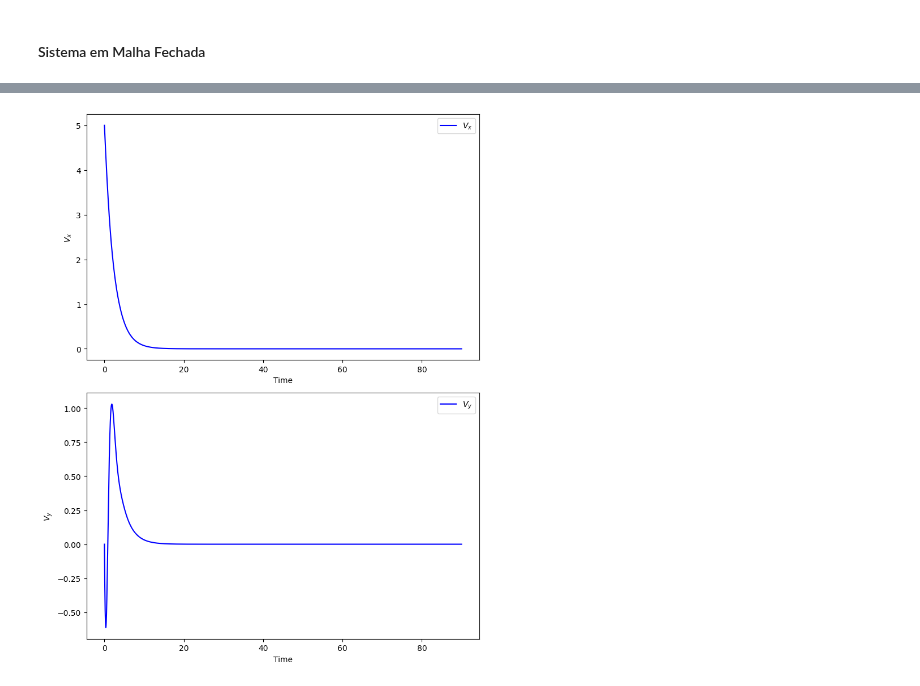
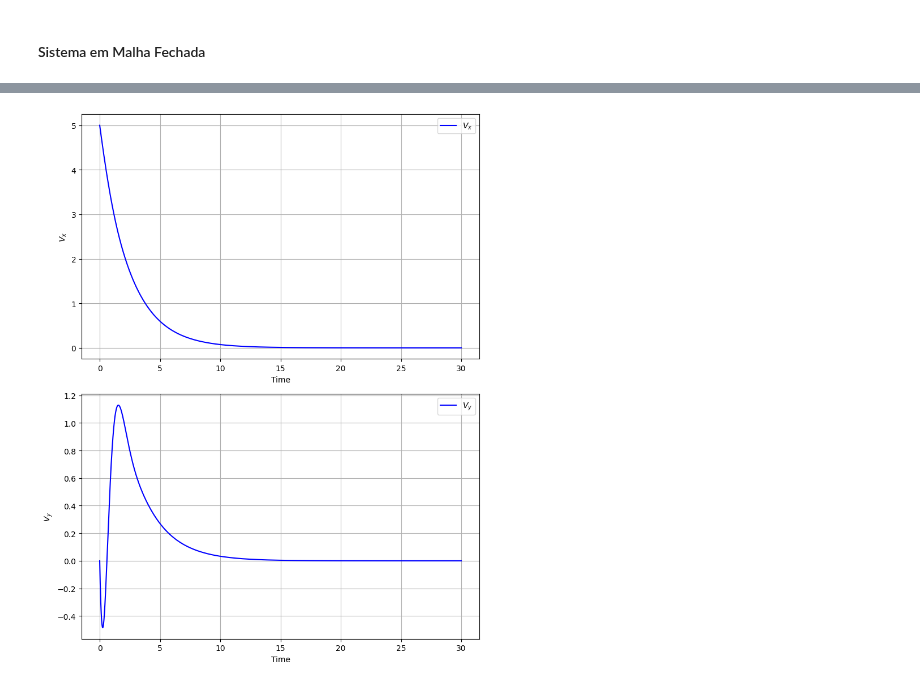
Before and after one commit to lucascarvalho10/pme3481, a Jupyter notebook: T1/lqr.ipynb, the cells around one changed output, grey strips where cells are left out. Saved outputs shown, nothing was run; the diff lists cells and outputs as text; code cells hidden in the pictures.

```diff
--- a/T1/lqr.ipynb
+++ b/T1/lqr.ipynb
@@ -142,9 +154,9 @@ Definição das matrizes de custo - associadas à função de perda do LQR.
 # %%
 # Define Q, R matrices (cost matrices)
 # Define state cost matrix Q
-Q = np.diag([1, 10, 1,1])
+Q = np.diag([1, 10, 1, 1])
 
-R = np.diag([0.1,150, 1])
+R = np.diag([0.1, 50])
 # Moderate penalty for control inputs
 # %%
 # Compute LQR controller
@@ -180,29 +194,32 @@ $$
 # %%
 u = [0, 0]
 X0  = [0.1, 5, 0, 0]
-tempo = np.linspace(0, 90, 400000)
+tempo = np.linspace(0, 30, 400000)
 
 t, amp,yr = ctrl.forced_response(syscl, tempo, 0 ,X0,return_x = 'True')
 # %%
 # Criando os subplots
 fig, axes = plt.subplots(2, 1, figsize=(8, 10))
+plt.grid(True)
 
 # Plot Vx
 axes[0].plot(t, yr[1], color='blue')
 axes[0].set_ylabel(r'$V_x$')
 axes[0].set_xlabel('Time')
 axes[0].legend([r'$V_x$'], loc='upper right')
+axes[0].grid(True)
 
 # Plot Vy
 axes[1].plot(t, yr[2], color='blue')
 axes[1].set_ylabel(r'$V_y$')
 axes[1].set_xlabel('Time')
 axes[1].legend([r'$V_y$'], loc='upper right')
+axes[1].grid(True)
 
 plt.tight_layout()
 plt.show()
 # %% [output]
-[figure, old version]
+[figure, new version]
 # %%
 u = np.dot(-K,yr)
 # %%
```
Also changed, not shown: parts of 13 cells of this notebook, 8 other files.
